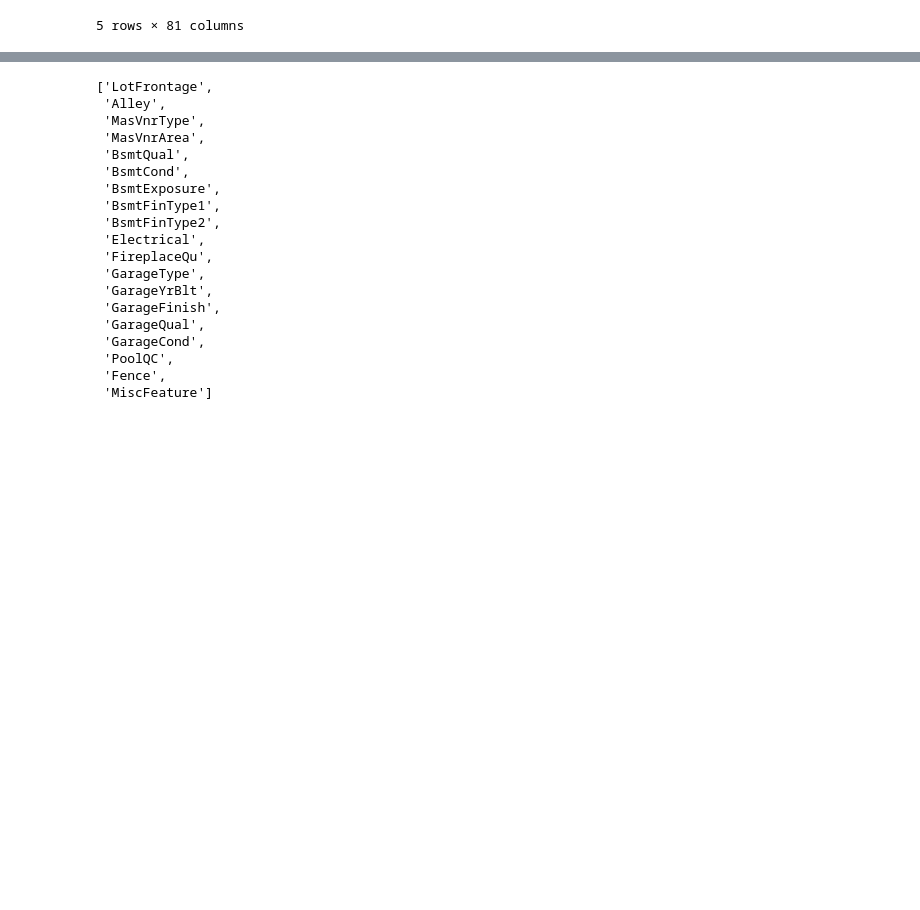
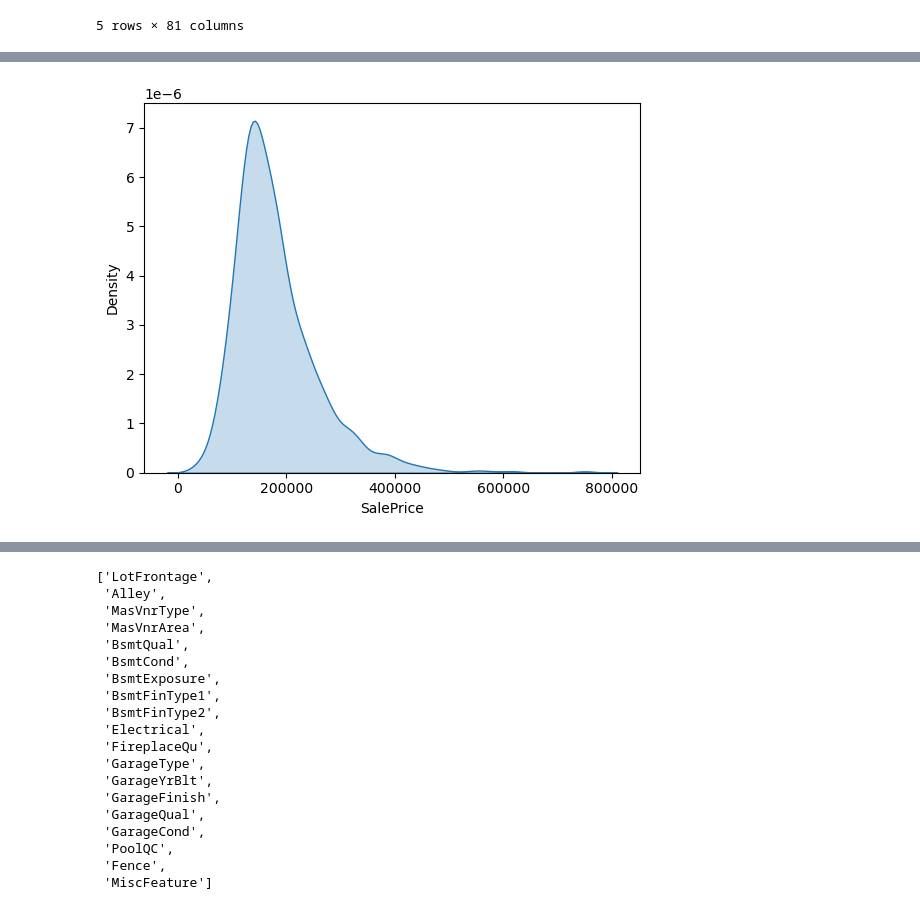
Before and after one commit to matthewtomalley/Ames-Housing-Price-Prediction, a Jupyter notebook: EDA/eda_train.ipynb, the cells around one changed output, grey strips where cells are left out. Drawn from its saved outputs; the diff is of its cells as text; code cells hidden in the pictures; blank space fills up the shorter version.

```diff
--- a/EDA/eda_train.ipynb
+++ b/EDA/eda_train.ipynb
@@ -58,0 +90,6 @@ memory usage: 924.0+ KB
+# %%
+sns.kdeplot(price, fill=True)
+
+plt.show()
+# %% [output]
+[figure, added]
```
Also changed, not shown: parts of 32 cells of this notebook.
